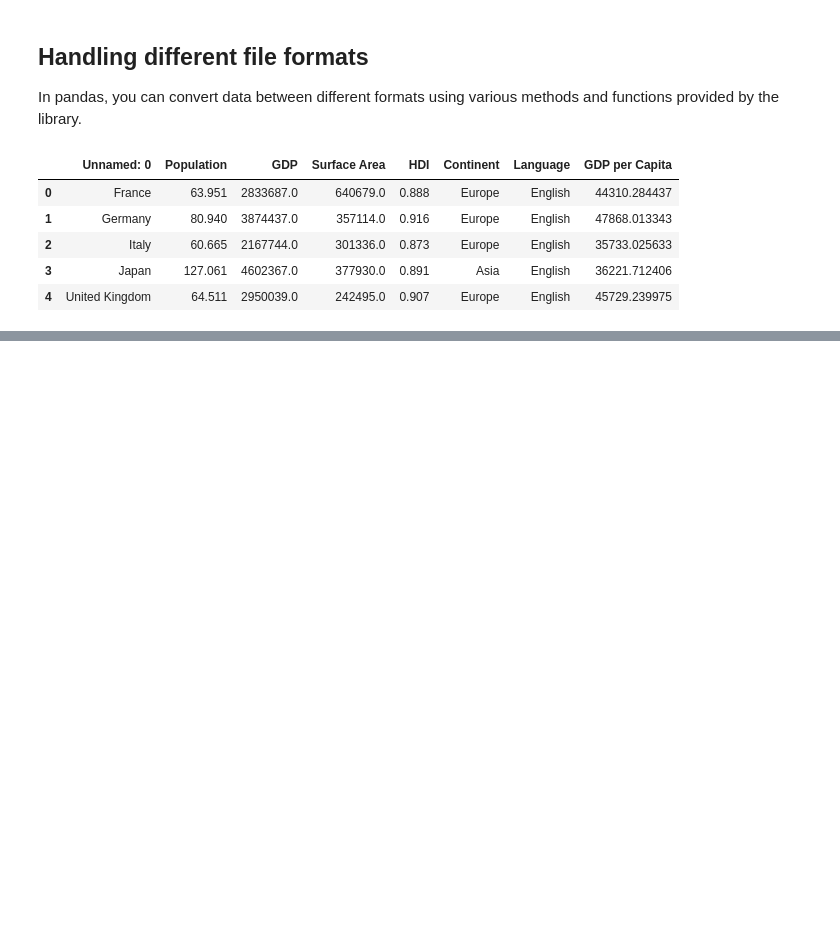
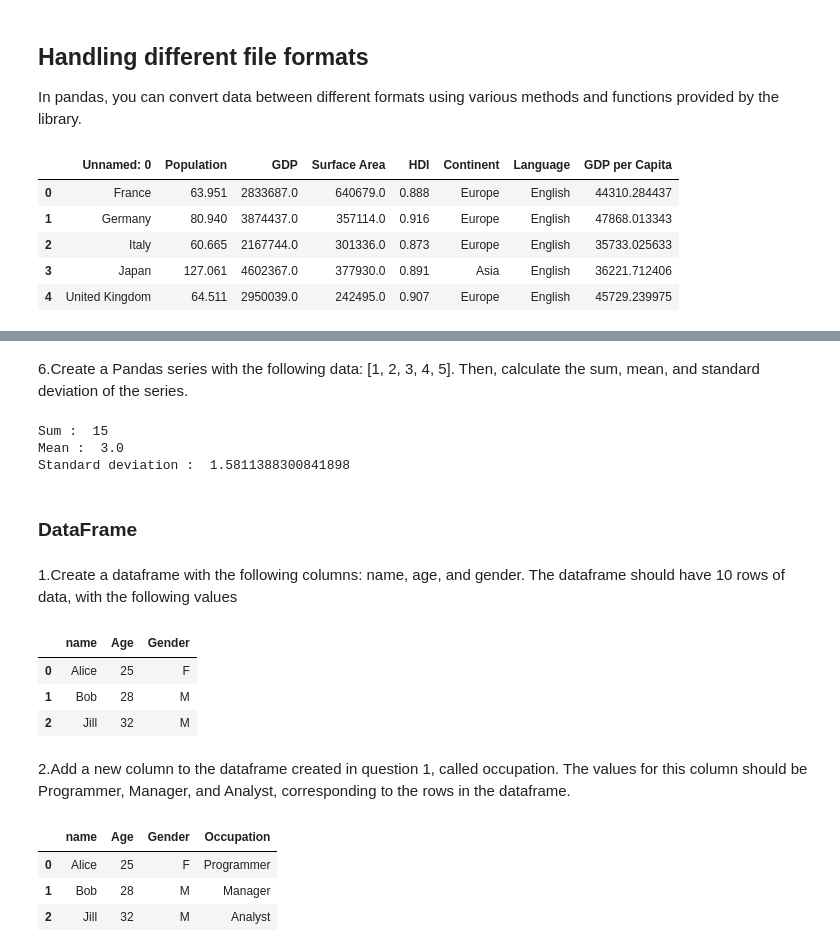
Before and after one commit to JismaRashid/Jupyter_Files, a Jupyter notebook: Pandas.ipynb, the cells around one changed output, grey strips where cells are left out. Saved outputs shown, nothing was run; the diff lists cells and outputs as text; code cells hidden in the pictures; blank space fills up the shorter version.

```diff
--- a/Pandas.ipynb
+++ b/Pandas.ipynb
@@ -1324,0 +1431,35 @@ s1.head()
+# %% [markdown]
+6.Create a Pandas series with the following data: [1, 2, 3, 4, 5]. Then, calculate the sum, mean, and standard deviation of the series.
+# %%
+s4=pd.Series([1,2,3,4,5])
+print("Sum : ",s4.sum())
+print("Mean : ",s4.mean())
+print("Standard deviation : ",s4.std())
+# %% [output]
+Sum :  15
+Mean :  3.0
+Standard deviation :  1.5811388300841898
+# %% [markdown]
+### DataFrame
+# %% [markdown]
+1.Create a dataframe with the following columns: name, age, and gender. The dataframe should have 10 rows of data, with the following values
+# %%
+d1=pd.DataFrame({'name':['Alice','Bob','Jill'],
+                'Age':[25,28,32],
+                'Gender':['F','M','M']})
+d1
+# %% [output]
+|  | name | Age | Gender |
+| 0 | Alice | 25 | F |
+| 1 | Bob | 28 | M |
+| 2 | Jill | 32 | M |
+# %% [markdown]
+2.Add a new column to the dataframe created in question 1, called occupation. The values for this column should be Programmer, Manager, and Analyst, corresponding to the rows in the dataframe.
+# %%
+d1['Occupation']=['Programmer',' Manager',  'Analyst']
+d1
+# %% [output]
+|  | name | Age | Gender | Occupation |
+| 0 | Alice | 25 | F | Programmer |
+| 1 | Bob | 28 | M | Manager |
+| 2 | Jill | 32 | M | Analyst |
```
Also changed, not shown: parts of 23 cells of this notebook.
